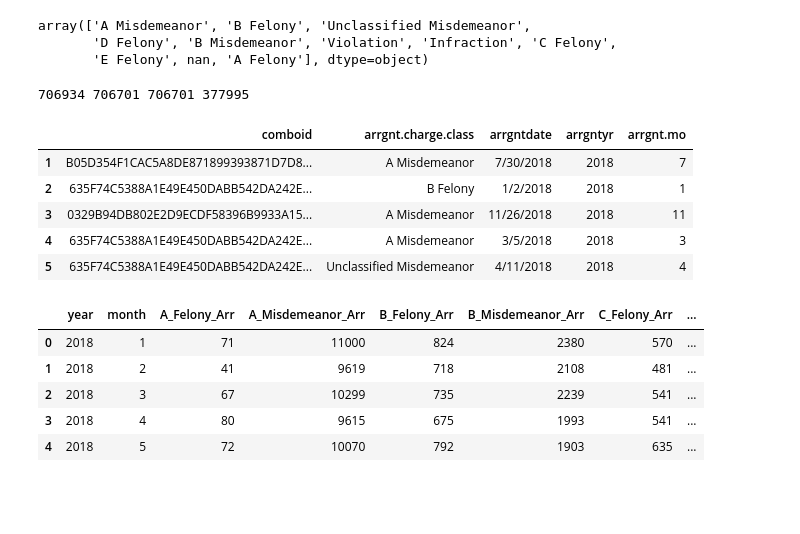
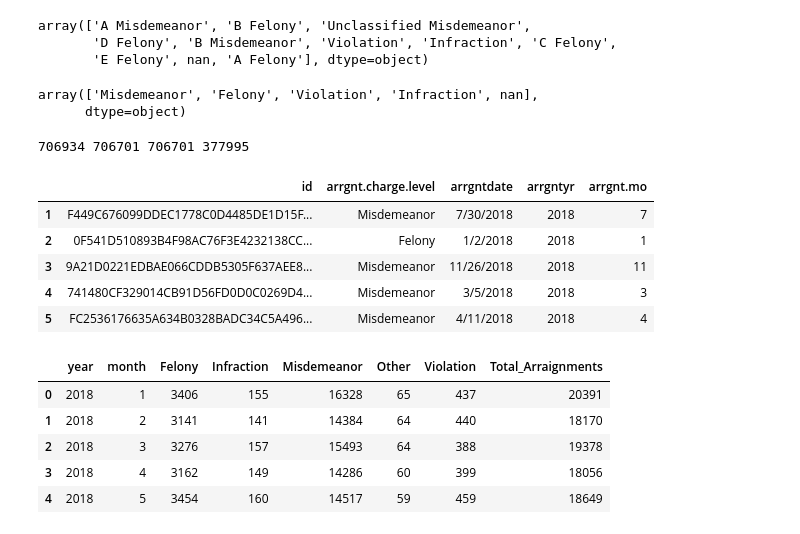
Before and after one commit to DataCollaborativeForJustice/DOC_Jail_Population_Timeseries, a Jupyter notebook: Scripts/exogenous_variables.ipynb, the cells around one changed output. Saved outputs shown, nothing was run; the diff lists cells and outputs as text; code cells hidden in the pictures; blank space fills up the shorter version.

Commit message:
Update Arraignment Data

```diff
--- a/Scripts/exogenous_variables.ipynb
+++ b/Scripts/exogenous_variables.ipynb
@@ -396,46 +396,41 @@ nyc_arr['arrgnt.charge.class'].unique()
 array(['A Misdemeanor', 'B Felony', 'Unclassified Misdemeanor',
        'D Felony', 'B Misdemeanor', 'Violation', 'Infraction', 'C Felony',
        'E Felony', nan, 'A Felony'], dtype=object)
+# %%
+nyc_arr['arrgnt.charge.level'].unique()
+# %% [output]
+array(['Misdemeanor', 'Felony', 'Violation', 'Infraction', nan],
+      dtype=object)
 # %%
 print(len(nyc_arr['comboid'].unique()),len(nyc_arr['id'].unique()),len(nyc_arr['giifid'].unique()),len(nyc_arr['ginysids'].unique()))
 # %% [output]
 706934 706701 706701 377995
 # %%
 #count the unique ids for each yr-mo and charge class
-df = nyc_arr.copy()[['comboid','arrgnt.charge.class','arrgntdate', 'arrgntyr', 'arrgnt.mo']]
+df = nyc_arr.copy()[['id','arrgnt.charge.level','arrgntdate', 'arrgntyr', 'arrgnt.mo']]
+df['arrgnt.charge.level'] = df['arrgnt.charge.level'].fillna('Other')
+
 df.head()
 # %% [output]
-|  | comboid | arrgnt.charge.class | arrgntdate | arrgntyr | arrgnt.mo |
-| 1 | B05D354F1CAC5A8DE871899393871D7D8... | A Misdemeanor | 7/30/2018 | 2018 | 7 |
-| 2 | 635F74C5388A1E49E450DABB542DA242E... | B Felony | 1/2/2018 | 2018 | 1 |
-| 3 | 0329B94DB802E2D9ECDF58396B9933A15... | A Misdemeanor | 11/26/2018 | 2018 | 11 |
-| 4 | 635F74C5388A1E49E450DABB542DA242E... | A Misdemeanor | 3/5/2018 | 2018 | 3 |
-| 5 | 635F74C5388A1E49E450DABB542DA242E... | Unclassified Misdemeanor | 4/11/2018 | 2018 | 4 |
+|  | id | arrgnt.charge.level | arrgntdate | arrgntyr | arrgnt.mo |
+| 1 | F449C676099DDEC1778C0D4485DE1D15F... | Misdemeanor | 7/30/2018 | 2018 | 7 |
+| 2 | 0F541D510893B4F98AC76F3E4232138CC... | Felony | 1/2/2018 | 2018 | 1 |
+| 3 | 9A21D0221EDBAE066CDDB5305F637AEE8... | Misdemeanor | 11/26/2018 | 2018 | 11 |
+| 4 | 741480CF329014CB91D56FD0D0C0269D4... | Misdemeanor | 3/5/2018 | 2018 | 3 |
+| 5 | FC2536176635A634B0328BADC34C5A496... | Misdemeanor | 4/11/2018 | 2018 | 4 |
 # %%
-monthly_arr = df.groupby(by = ['arrgntyr', 'arrgnt.mo','arrgnt.charge.class']).agg({'comboid':'nunique'}).reset_index()
-monthly_arr = monthly_arr.pivot(index = ['arrgntyr', 'arrgnt.mo'],columns = 'arrgnt.charge.class',values = 'comboid').reset_index().rename_axis(None, axis=1)
-monthly_arr['Total_Arraignments'] = monthly_arr[['A Misdemeanor', 'B Felony', 'Unclassified Misdemeanor',
-                                                   'D Felony', 'B Misdemeanor', 'Violation', 'Infraction', 'C Felony',
-                                                   'E Felony', 'A Felony']].sum(axis = 1)
+monthly_arr = df.groupby(by = ['arrgntyr', 'arrgnt.mo','arrgnt.charge.level']).agg({'id':'nunique'}).reset_index()
+monthly_arr = monthly_arr.pivot(index = ['arrgntyr', 'arrgnt.mo'],columns = 'arrgnt.charge.level',values = 'id').reset_index().rename_axis(None, axis=1)
+monthly_arr['Total_Arraignments'] = monthly_arr[['Other','Misdemeanor', 'Felony', 'Violation', 'Infraction']].sum(axis = 1)
 
 monthly_arr = monthly_arr.rename(columns = {'arrgntyr':'year',
-                                            'arrgnt.mo':'month',
-                                            'A Misdemeanor': 'A_Misdemeanor_Arr',
-                                            'B Felony':'B_Felony_Arr',
-                                            'Unclassified Misdemeanor':'Uncl_Misdemeanor_Arr',
-                                            'D Felony':'D_Felony_Arr',
-                                            'B Misdemeanor': 'B_Misdemeanor_Arr',
-                                            'Violation':'Violation_Arr',
-                                            'Infraction':'Infraction_Arr',
-                                            'C Felony':'C_Felony_Arr',
-                                            'E Felony':'E_Felony_Arr',
-                                            'A Felony':'A_Felony_Arr'})
+                                            'arrgnt.mo':'month'})
 monthly_arr.head()
 # %% [output]
-|  | year | month | A_Felony_Arr | A_Misdemeanor_Arr | B_Felony_Arr | B_Misdemeanor_Arr | C_Felony_Arr | ... |
-| 0 | 2018 | 1 | 71 | 11000 | 824 | 2380 | 570 | ... |
-| 1 | 2018 | 2 | 41 | 9619 | 718 | 2108 | 481 | ... |
-| 2 | 2018 | 3 | 67 | 10299 | 735 | 2239 | 541 | ... |
-| 3 | 2018 | 4 | 80 | 9615 | 675 | 1993 | 541 | ... |
-| 4 | 2018 | 5 | 72 | 10070 | 792 | 1903 | 635 | ... |
+|  | year | month | Felony | Infraction | Misdemeanor | Other | Violation | Total_Arraignments |
+| 0 | 2018 | 1 | 3406 | 155 | 16328 | 65 | 437 | 20391 |
+| 1 | 2018 | 2 | 3141 | 141 | 14384 | 64 | 440 | 18170 |
+| 2 | 2018 | 3 | 3276 | 157 | 15493 | 64 | 388 | 19378 |
+| 3 | 2018 | 4 | 3162 | 149 | 14286 | 60 | 399 | 18056 |
+| 4 | 2018 | 5 | 3454 | 160 | 14517 | 59 | 459 | 18649 |
 # %%
```
Also changed, not shown: parts of 5 cells of this notebook, 2 other files.
